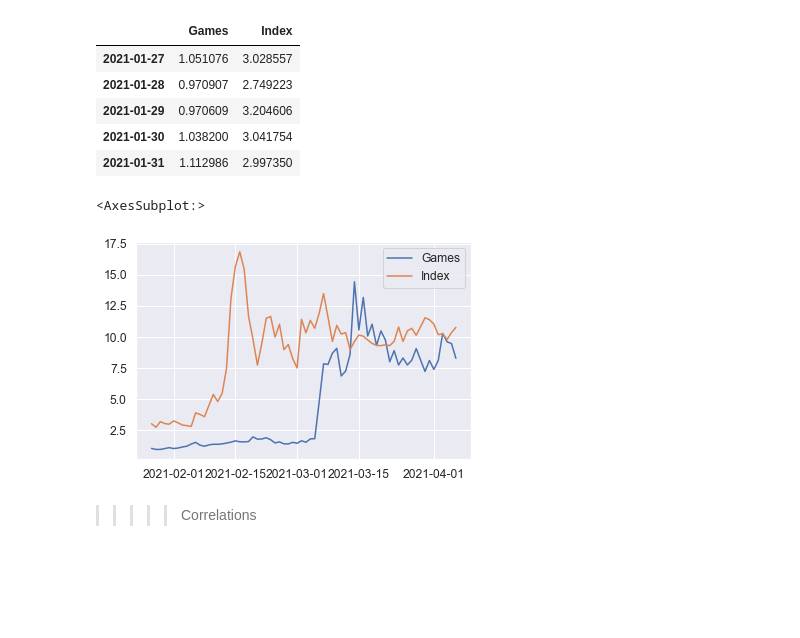
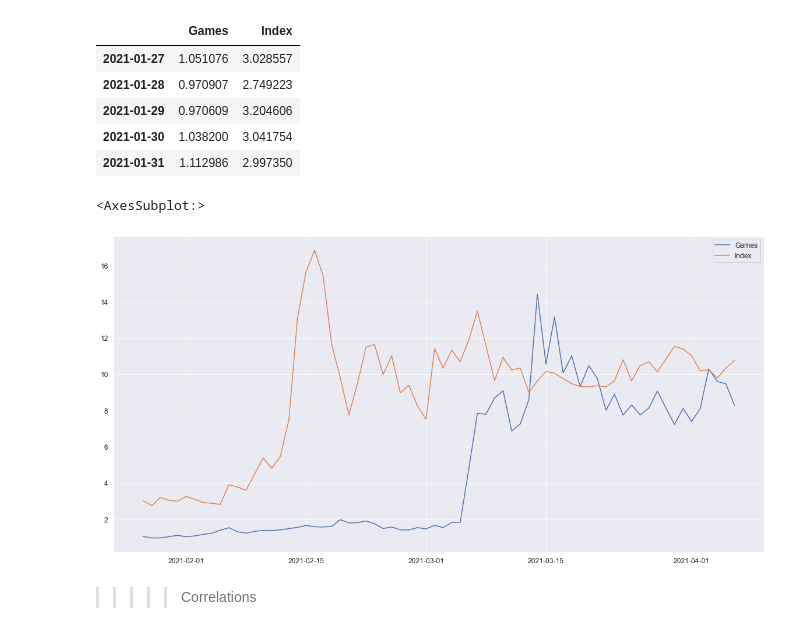
Before and after one commit to Hash3rown/nfty_tree.io, a Jupyter notebook: sandbox/kelso_gaming_NFT_portfolio_analysis.ipynb, the cells around one changed output. Drawn from its saved outputs; the diff is of its cells as text; code cells hidden in the pictures; blank space fills up the shorter version.

```diff
--- a/sandbox/kelso_gaming_NFT_portfolio_analysis.ipynb
+++ b/sandbox/kelso_gaming_NFT_portfolio_analysis.ipynb
@@ -400,10 +400,10 @@ games_v_index_prices_df.head()
 | 2021-01-30 | 1.038200 | 3.041754 |
 | 2021-01-31 | 1.112986 | 2.997350 |
 # %%
-games_v_index_prices_df.plot()
+games_v_index_prices_df.plot(figsize=[20,10])
 # %% [output]
 <AxesSubplot:>
-[figure, old version]
+[figure, new version]
 # %% [markdown]
 >>>>> Correlations
 # %%
```
Also changed, not shown: parts of 1 cell of this notebook, 2 other files.
